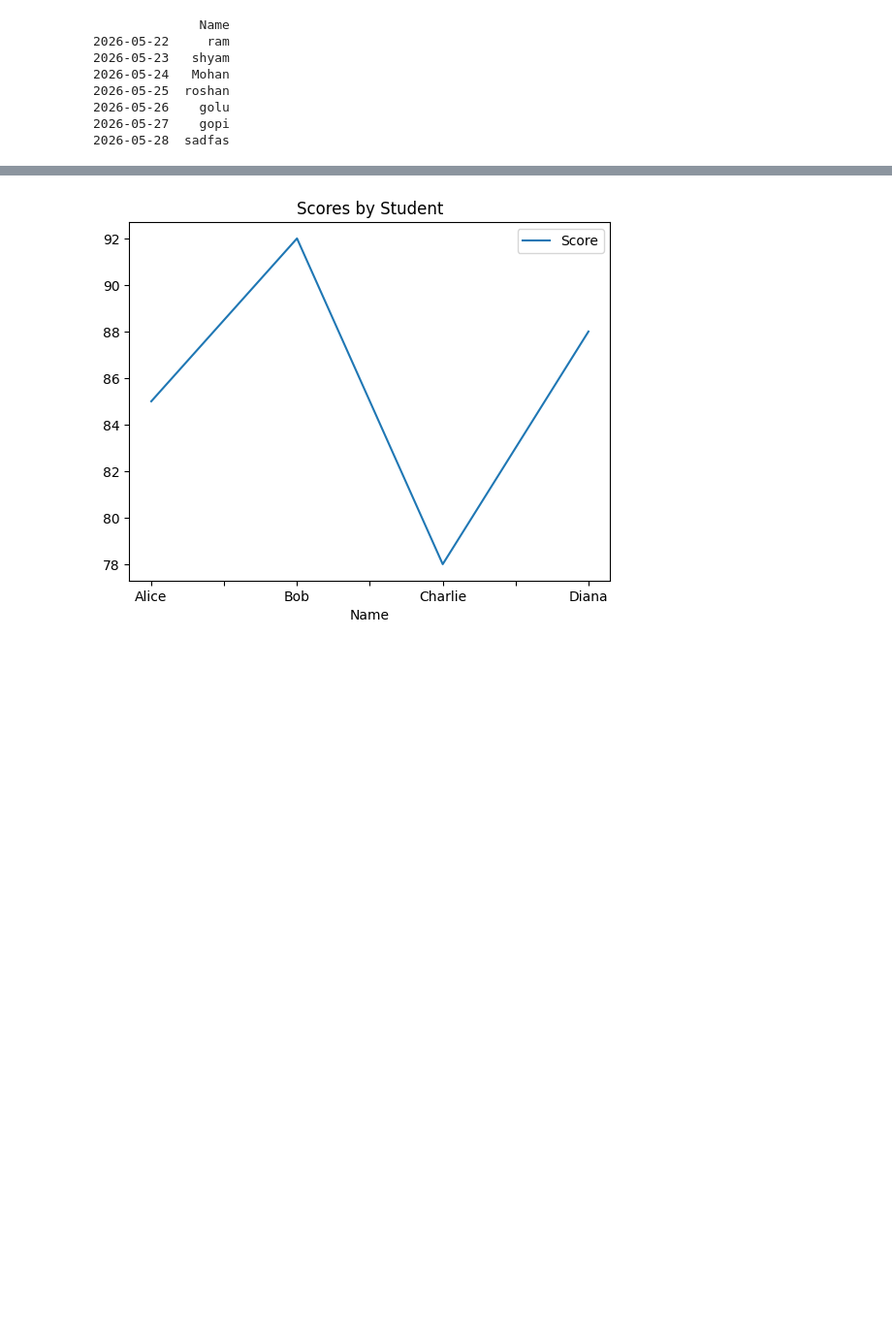
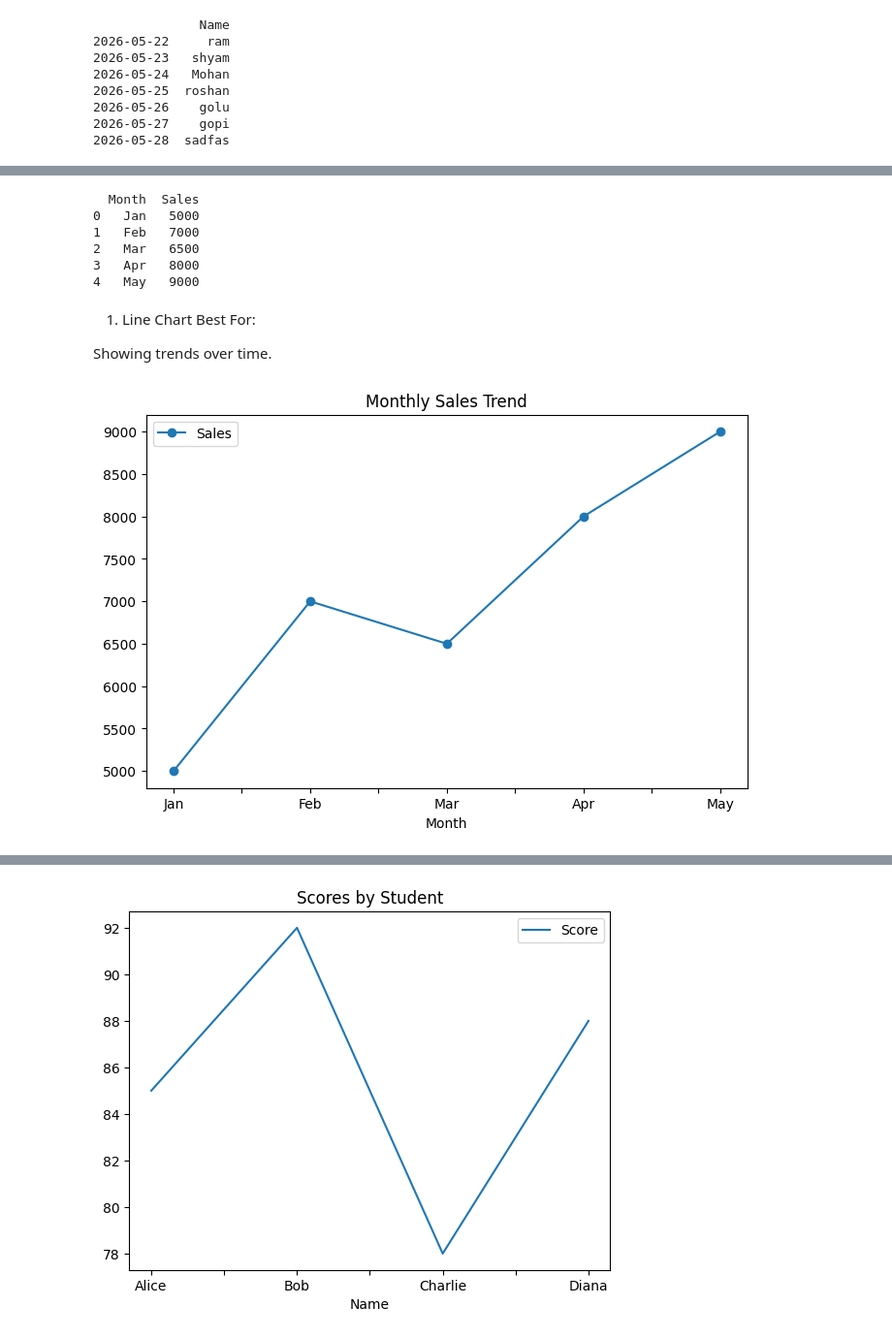
Before and after one commit to helloharendra/Python-DS-AI-11-AM-12-30PM, a Jupyter notebook: helloharendra/analytics/day3.ipynb, the cells around one changed output, grey strips where cells are left out. Shown at 97% size. Drawn from its saved outputs; the diff is of its cells as text; code cells hidden in the pictures; blank space fills up the shorter version.

```diff
--- a/helloharendra/analytics/day3.ipynb
+++ b/helloharendra/analytics/day3.ipynb
@@ -640,0 +1194,34 @@ Pandas can create charts easily.
+# %%
+sales = {
+    "Month": ["Jan", "Feb", "Mar", "Apr", "May"],
+    "Sales": [5000, 7000, 6500, 8000, 9000]
+}
+
+df = pd.DataFrame(sales)
+
+print(df)
+# %% [output]
+  Month  Sales
+0   Jan   5000
+1   Feb   7000
+2   Mar   6500
+3   Apr   8000
+4   May   9000
+# %% [markdown]
+1. Line Chart
+Best For:
+
+Showing trends over time.
+# %%
+df.plot(
+    x="Month",
+    y="Sales",
+    kind="line",
+    marker="o",
+    figsize=(8,5),
+    title="Monthly Sales Trend"
+)
+
+plt.show()
+# %% [output]
+[figure, added]
```
Also changed, not shown: parts of 85 cells of this notebook, 12 other files.
